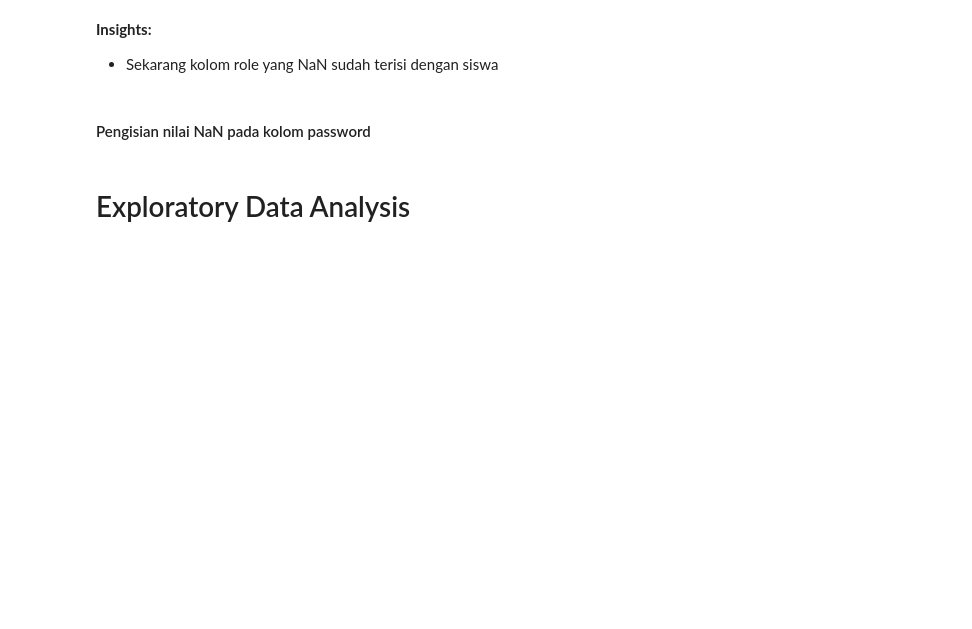
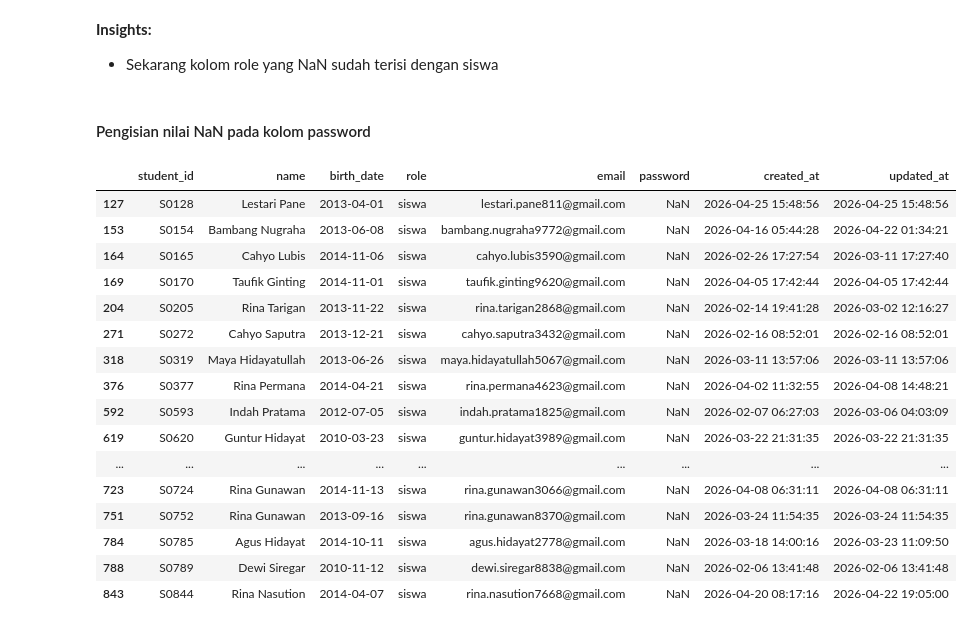
Before and after one commit to Farhan-Nawwafal/amati-app, a Jupyter notebook: data-science/notebooks/data_wrangling.ipynb, the cells around one changed output. Drawn from its saved outputs; the diff is of its cells as text; code cells hidden in the pictures; blank space fills up the shorter version.

Commit message:
exp: melakukan cleaning data sampai pada data chapters_taken_df

```diff
--- a/data-science/notebooks/data_wrangling.ipynb
+++ b/data-science/notebooks/data_wrangling.ipynb
@@ -650,3 +652,9 @@ Data columns (total 8 columns):
  7   updated_at  1000 non-null   object
 dtypes: object(8)
 memory usage: 62.6+ KB
+# %%
+# Mengubah tipe data kolom created_at dan updated_at
+datetime_columns = ['created_at', 'updated_at']
+
+for column in datetime_columns:
+    users_df[column] = pd.to_datetime(users_df[column])
@@ -852,5 +886,27 @@ users_df[filter_role_null]
 - Sekarang kolom role yang NaN sudah terisi dengan siswa
 # %% [markdown]
 #### Pengisian nilai NaN pada kolom password
-# %% [markdown]
-# Exploratory Data Analysis
+# %%
+# Filter baris yang memiliki missing value pada kolom password
+filter_password_null = users_df['password'].isna()
+# %%
+# Melihat baris yang memiliki password NaN
+users_df[filter_password_null]
+# %% [output]
+|  | student_id | name | birth_date | role | email | password | created_at | updated_at |
+| 127 | S0128 | Lestari Pane | 2013-04-01 | siswa | lestari.pane811@gmail.com | NaN | 2026-04-25 15:48:56 | 2026-04-25 15:48:56 |
+| 153 | S0154 | Bambang Nugraha | 2013-06-08 | siswa | bambang.nugraha9772@gmail.com | NaN | 2026-04-16 05:44:28 | 2026-04-22 01:34:21 |
+| 164 | S0165 | Cahyo Lubis | 2014-11-06 | siswa | cahyo.lubis3590@gmail.com | NaN | 2026-02-26 17:27:54 | 2026-03-11 17:27:40 |
+| 169 | S0170 | Taufik Ginting | 2014-11-01 | siswa | taufik.ginting9620@gmail.com | NaN | 2026-04-05 17:42:44 | 2026-04-05 17:42:44 |
+| 204 | S0205 | Rina Tarigan | 2013-11-22 | siswa | rina.tarigan2868@gmail.com | NaN | 2026-02-14 19:41:28 | 2026-03-02 12:16:27 |
+| 271 | S0272 | Cahyo Saputra | 2013-12-21 | siswa | cahyo.saputra3432@gmail.com | NaN | 2026-02-16 08:52:01 | 2026-02-16 08:52:01 |
+| 318 | S0319 | Maya Hidayatullah | 2013-06-26 | siswa | maya.hidayatullah5067@gmail.com | NaN | 2026-03-11 13:57:06 | 2026-03-11 13:57:06 |
+| 376 | S0377 | Rina Permana | 2014-04-21 | siswa | rina.permana4623@gmail.com | NaN | 2026-04-02 11:32:55 | 2026-04-08 14:48:21 |
+| 592 | S0593 | Indah Pratama | 2012-07-05 | siswa | indah.pratama1825@gmail.com | NaN | 2026-02-07 06:27:03 | 2026-03-06 04:03:09 |
+| 619 | S0620 | Guntur Hidayat | 2010-03-23 | siswa | guntur.hidayat3989@gmail.com | NaN | 2026-03-22 21:31:35 | 2026-03-22 21:31:35 |
+| ... | ... | ... | ... | ... | ... | ... | ... | ... |
+| 723 | S0724 | Rina Gunawan | 2014-11-13 | siswa | rina.gunawan3066@gmail.com | NaN | 2026-04-08 06:31:11 | 2026-04-08 06:31:11 |
+| 751 | S0752 | Rina Gunawan | 2013-09-16 | siswa | rina.gunawan8370@gmail.com | NaN | 2026-03-24 11:54:35 | 2026-03-24 11:54:35 |
+| 784 | S0785 | Agus Hidayat | 2014-10-11 | siswa | agus.hidayat2778@gmail.com | NaN | 2026-03-18 14:00:16 | 2026-03-23 11:09:50 |
+| 788 | S0789 | Dewi Siregar | 2010-11-12 | siswa | dewi.siregar8838@gmail.com | NaN | 2026-02-06 13:41:48 | 2026-02-06 13:41:48 |
+| 843 | S0844 | Rina Nasution | 2014-04-07 | siswa | rina.nasution7668@gmail.com | NaN | 2026-04-20 08:17:16 | 2026-04-22 19:05:00 |
```
Also changed, not shown: parts of 47 cells of this notebook.
